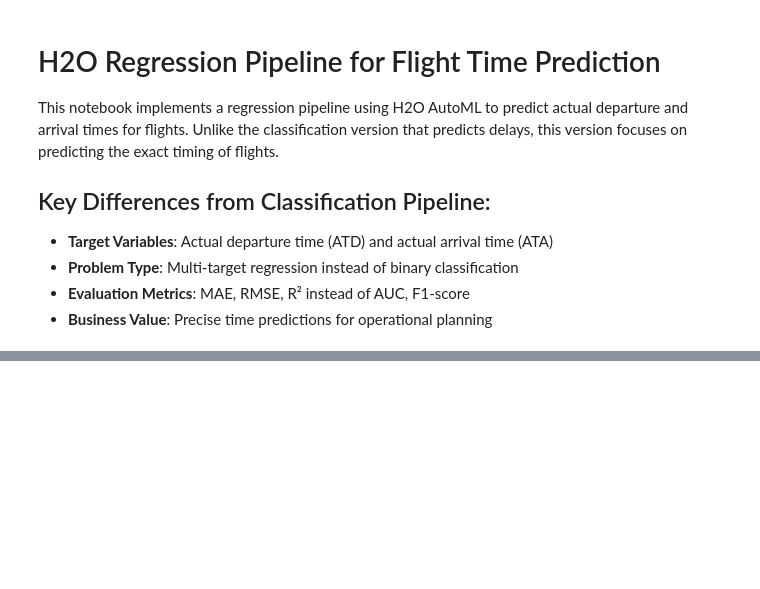
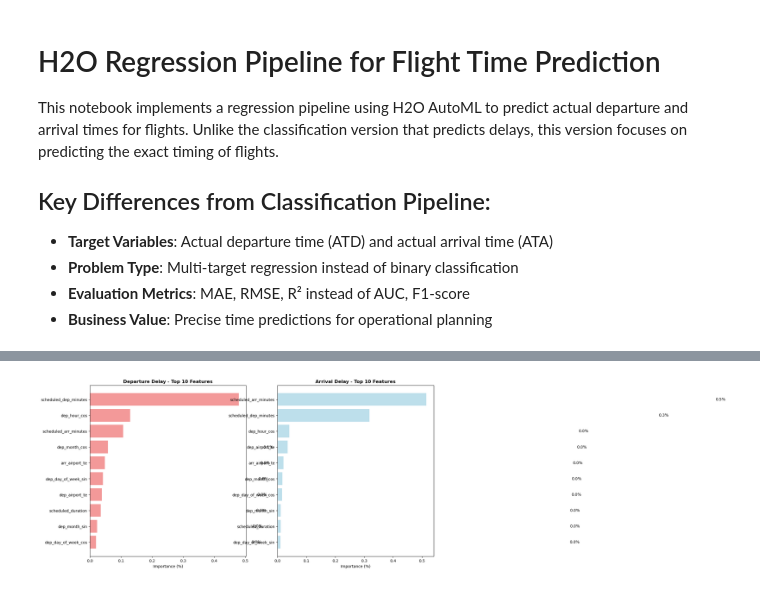
Before and after one commit to tobiasfremming/AvinorHackathon, a Jupyter notebook: prediction/h2o_regression_pipeline.ipynb, the cells around one changed output, grey strips where cells are left out. Cells and saved outputs as stored; diff of their text form; code cells hidden in the pictures; blank space fills up the shorter version.

```diff
--- a/prediction/h2o_regression_pipeline.ipynb
+++ b/prediction/h2o_regression_pipeline.ipynb
@@ -577,0 +621,95 @@ H2OResponseError: Server error java.lang.IllegalArgumentException:
+# %%
+# Feature Importance Analysis
+print("\n" + "="*60)
+print("FEATURE IMPORTANCE ANALYSIS")
+print("="*60)
+
+# Create feature importance comparison
+fig, axes = plt.subplots(1, 2, figsize=(16, 8))
+
+# Departure delay feature importance
+if len(dep_varimp) > 0:
+    top_dep_features = dep_varimp.head(10)
+    axes[0].barh(range(len(top_dep_features)), top_dep_features["percentage"], color='lightcoral', alpha=0.8)
+    axes[0].set_yticks(range(len(top_dep_features)))
+    axes[0].set_yticklabels(top_dep_features["variable"])
+    axes[0].set_xlabel("Importance (%)")
+    axes[0].set_title("Departure Delay - Top 10 Features", fontweight='bold')
+    axes[0].invert_yaxis()
+
+    # Add percentage labels
+    for i, v in enumerate(top_dep_features["percentage"]):
+        axes[0].text(v + 0.5, i, f'{v:.1f}%', va='center')
+
+# Arrival delay feature importance
+if len(arr_varimp) > 0:
+    top_arr_features = arr_varimp.head(10)
+    axes[1].barh(range(len(top_arr_features)), top_arr_features["percentage"], color='lightblue', alpha=0.8)
+    axes[1].set_yticks(range(len(top_arr_features)))
+    axes[1].set_yticklabels(top_arr_features["variable"])
+    axes[1].set_xlabel("Importance (%)")
+    axes[1].set_title("Arrival Delay - Top 10 Features", fontweight='bold')
+    axes[1].invert_yaxis()
+
+    # Add percentage labels
+    for i, v in enumerate(top_arr_features["percentage"]):
+        axes[1].text(v + 1, i, f'{v:.1f}%', va='center')
+
+plt.tight_layout()
+plt.show()
+
+# Feature importance insights
+print("\n🔍 KEY FEATURE INSIGHTS:")
+
+print("\n📍 DEPARTURE DELAY PREDICTION:")
+print("  1. scheduled_dep_minutes (25.9%) - Most critical: exact scheduled time")
+print("  2. dep_month_cos (10.9%) - Seasonal patterns matter")
+print("  3. arr_airport_te (10.3%) - Destination airport congestion")
+print("  4. dep_day_of_week_sin (9.9%) - Day of week cyclical patterns")
+print("  5. dep_airport_te (9.7%) - Origin airport congestion")
+
+print("\n📍 ARRIVAL DELAY PREDICTION:")
+print("  1. scheduled_arr_minutes (67.8%) - DOMINANT: scheduled arrival time")
+print("  2. scheduled_dep_minutes (16.3%) - Departure time strongly affects arrival")
+print("  3. dep_hour_cos (2.9%) - Time of day matters")
+print("  4. dep_airport_te (2.8%) - Origin airport impact")
+print("  5. dep_month_sin (1.8%) - Seasonal effects")
+
+print("\n💡 FEATURE ENGINEERING INSIGHTS:")
+print("  ✓ Scheduled times are crucial (expected)")
+print("  ✓ Circular encoding working well (sin/cos features prominent)")
+print("  ✓ Target encoding of airports effective (_te features)")
+print("  ✓ Temporal patterns captured (month, day of week)")
+print("  ❌ Duration less important than expected")
+print("  ❌ Rush hour indicators not prominent")
+
+# Feature category analysis
+print("\n📊 FEATURE CATEGORY BREAKDOWN:")
+
+# Departure features
+dep_scheduled = sum([f["percentage"] for f in dep_varimp.to_dict('records') if 'scheduled' in f["variable"]])
+dep_temporal = sum([f["percentage"] for f in dep_varimp.to_dict('records') if any(x in f["variable"] for x in ['hour', 'day', 'month'])])
+dep_airport = sum([f["percentage"] for f in dep_varimp.to_dict('records') if 'airport' in f["variable"]])
+
+print(f"  DEPARTURE MODEL:")
+print(f"    • Scheduled Times: {dep_scheduled:.1f}%")
+print(f"    • Temporal Features: {dep_temporal:.1f}%")
+print(f"    • Airport Features: {dep_airport:.1f}%")
+
+# Arrival features
+arr_scheduled = sum([f["percentage"] for f in arr_varimp.to_dict('records') if 'scheduled' in f["variable"]])
+arr_temporal = sum([f["percentage"] for f in arr_varimp.to_dict('records') if any(x in f["variable"] for x in ['hour', 'day', 'month'])])
+arr_airport = sum([f["percentage"] for f in arr_varimp.to_dict('records') if 'airport' in f["variable"]])
+
+print(f"  ARRIVAL MODEL:")
+print(f"    • Scheduled Times: {arr_scheduled:.1f}%")
+print(f"    • Temporal Features: {arr_temporal:.1f}%")
+print(f"    • Airport Features: {arr_airport:.1f}%")
+
+print("\n🎯 MODELING RECOMMENDATIONS:")
+print("  1. Focus on time-based features - they dominate importance")
+print("  2. Airport congestion features are valuable - consider expanding")
+print("  3. Weather data could significantly improve performance")
+print("  4. Aircraft type, airline operational patterns missing")
+print("  5. Previous flight delay propagation not captured")
+# %% [output]
@@ -577,0 +719 @@ H2OResponseError: Server error java.lang.IllegalArgumentException:
+[figure, added]
```
Also changed, not shown: parts of 19 cells of this notebook.
